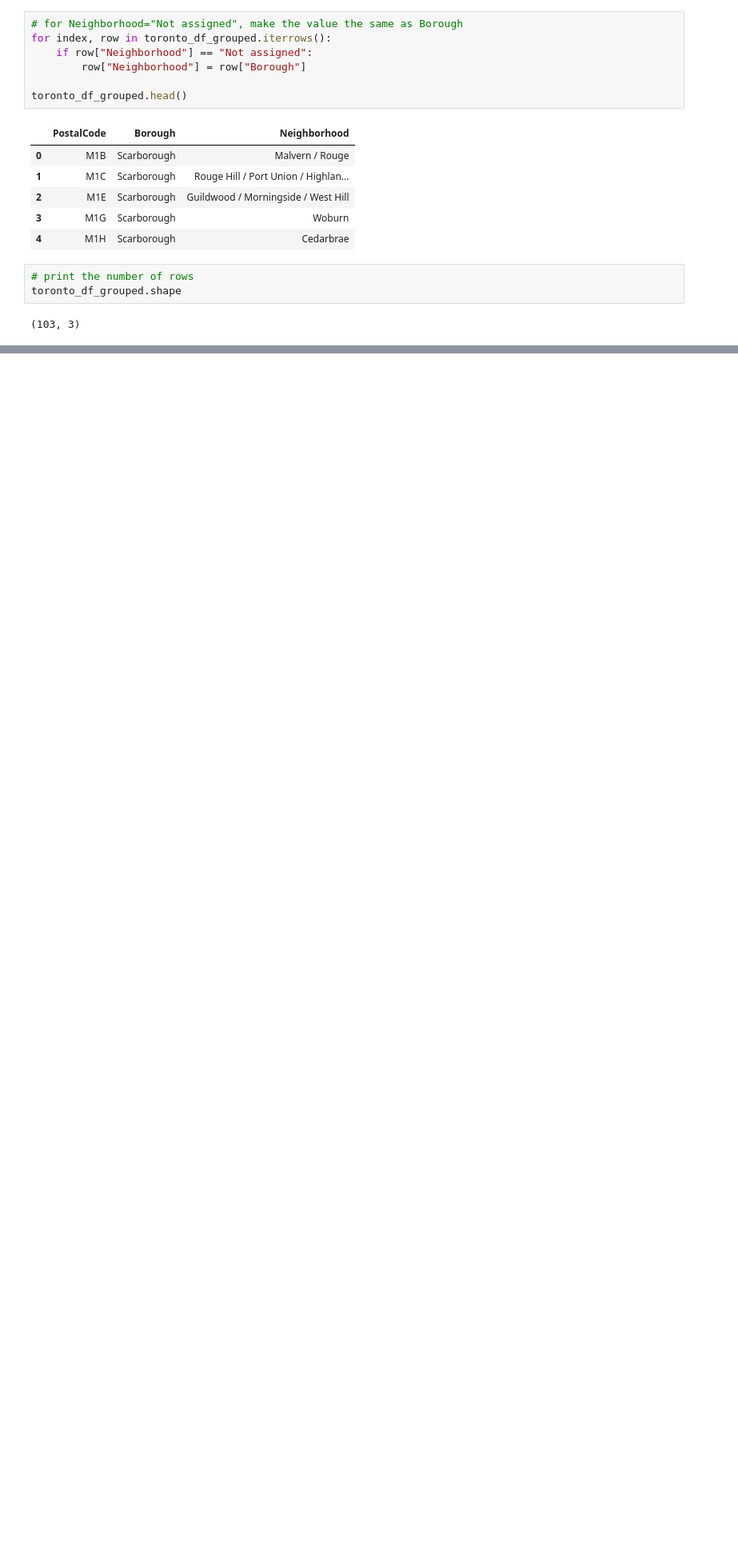
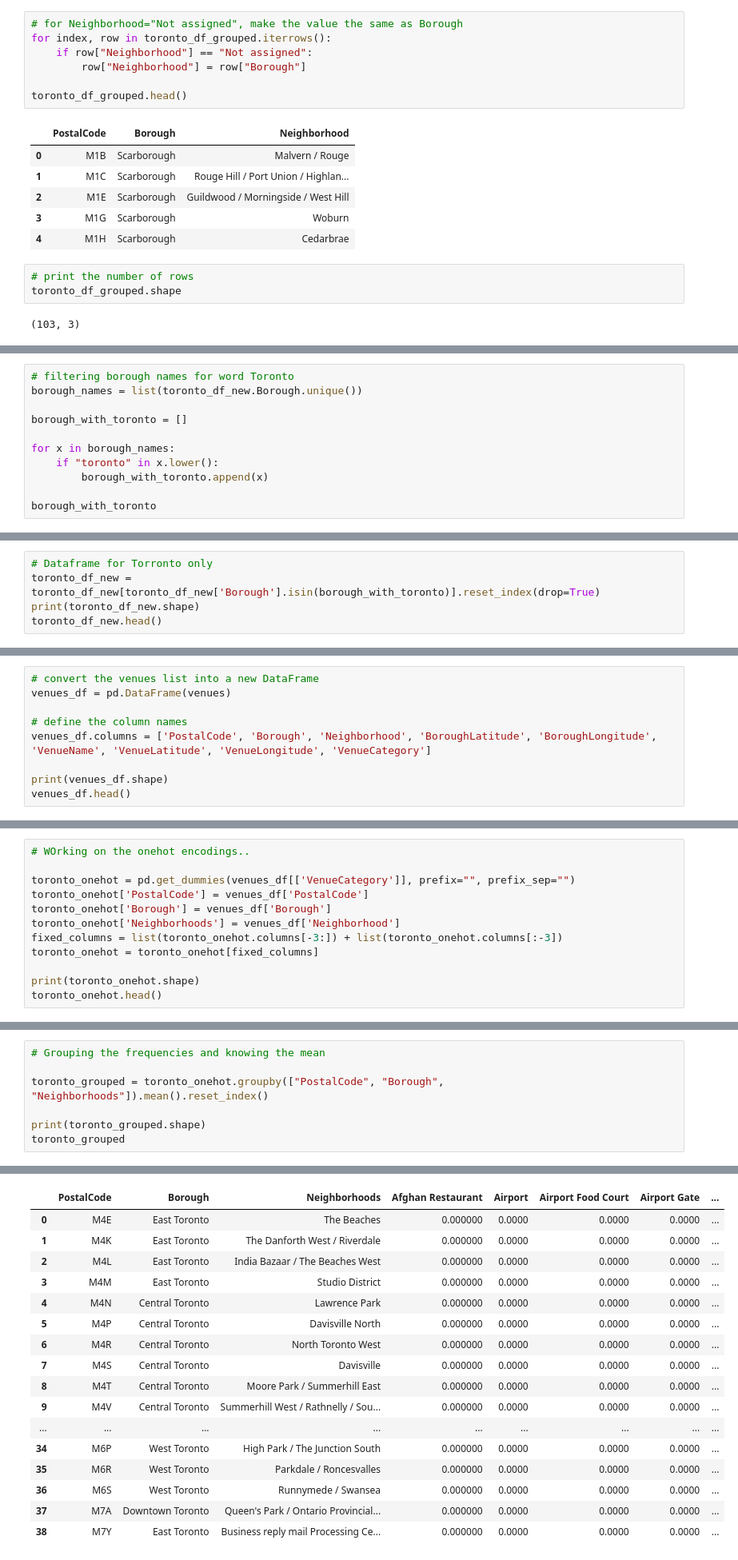
Before and after one commit to devilhashy/Coursera_Capstone, a Jupyter notebook: Segmenting and Clustering Neighborhoods in Toronto.ipynb, the cells around one changed output, grey strips where cells are left out. Shown at 80% size. Drawn from its saved outputs; the diff is of its cells as text; blank space fills up the shorter version.

Commit message:
Published from Watson Studio.

```diff
--- a/Segmenting and Clustering Neighborhoods in Toronto.ipynb
+++ b/Segmenting and Clustering Neighborhoods in Toronto.ipynb
@@ -113,0 +240,11 @@ toronto_df_grouped.shape
+# %%
+# filtering borough names for word Toronto
+borough_names = list(toronto_df_new.Borough.unique())
+
+borough_with_toronto = []
+
+for x in borough_names:
+    if "toronto" in x.lower():
+        borough_with_toronto.append(x)
+
+borough_with_toronto
@@ -113,0 +253,5 @@ toronto_df_grouped.shape
+# %%
+# Dataframe for Torronto only
+toronto_df_new = toronto_df_new[toronto_df_new['Borough'].isin(borough_with_toronto)].reset_index(drop=True)
+print(toronto_df_new.shape)
+toronto_df_new.head()
@@ -113,0 +327,9 @@ toronto_df_grouped.shape
+# %%
+# convert the venues list into a new DataFrame
+venues_df = pd.DataFrame(venues)
+
+# define the column names
+venues_df.columns = ['PostalCode', 'Borough', 'Neighborhood', 'BoroughLatitude', 'BoroughLongitude', 'VenueName', 'VenueLatitude', 'VenueLongitude', 'VenueCategory']
+
+print(venues_df.shape)
+venues_df.head()
@@ -113,0 +350,12 @@ toronto_df_grouped.shape
+# %%
+# WOrking on the onehot encodings..
+
+toronto_onehot = pd.get_dummies(venues_df[['VenueCategory']], prefix="", prefix_sep="")
+toronto_onehot['PostalCode'] = venues_df['PostalCode']
+toronto_onehot['Borough'] = venues_df['Borough']
+toronto_onehot['Neighborhoods'] = venues_df['Neighborhood']
+fixed_columns = list(toronto_onehot.columns[-3:]) + list(toronto_onehot.columns[:-3])
+toronto_onehot = toronto_onehot[fixed_columns]
+
+print(toronto_onehot.shape)
+toronto_onehot.head()
@@ -113,0 +370,8 @@ toronto_df_grouped.shape
+# %%
+# Grouping the frequencies and knowing the mean
+
+toronto_grouped = toronto_onehot.groupby(["PostalCode", "Borough", "Neighborhoods"]).mean().reset_index()
+
+print(toronto_grouped.shape)
+toronto_grouped
+# %% [output]
@@ -113,0 +379,17 @@ toronto_df_grouped.shape
+|  | PostalCode | Borough | Neighborhoods | Afghan Restaurant | Airport | Airport Food Court | Airport Gate | ... |
+| 0 | M4E | East Toronto | The Beaches | 0.000000 | 0.0000 | 0.0000 | 0.0000 | ... |
+| 1 | M4K | East Toronto | The Danforth West / Riverdale | 0.000000 | 0.0000 | 0.0000 | 0.0000 | ... |
+| 2 | M4L | East Toronto | India Bazaar / The Beaches West | 0.000000 | 0.0000 | 0.0000 | 0.0000 | ... |
+| 3 | M4M | East Toronto | Studio District | 0.000000 | 0.0000 | 0.0000 | 0.0000 | ... |
+| 4 | M4N | Central Toronto | Lawrence Park | 0.000000 | 0.0000 | 0.0000 | 0.0000 | ... |
+| 5 | M4P | Central Toronto | Davisville North | 0.000000 | 0.0000 | 0.0000 | 0.0000 | ... |
+| 6 | M4R | Central Toronto | North Toronto West | 0.000000 | 0.0000 | 0.0000 | 0.0000 | ... |
+| 7 | M4S | Central Toronto | Davisville | 0.000000 | 0.0000 | 0.0000 | 0.0000 | ... |
+| 8 | M4T | Central Toronto | Moore Park / Summerhill East | 0.000000 | 0.0000 | 0.0000 | 0.0000 | ... |
+| 9 | M4V | Central Toronto | Summerhill West / Rathnelly / Sou... | 0.000000 | 0.0000 | 0.0000 | 0.0000 | ... |
+| ... | ... | ... | ... | ... | ... | ... | ... | ... |
+| 34 | M6P | West Toronto | High Park / The Junction South | 0.000000 | 0.0000 | 0.0000 | 0.0000 | ... |
+| 35 | M6R | West Toronto | Parkdale / Roncesvalles | 0.000000 | 0.0000 | 0.0000 | 0.0000 | ... |
+| 36 | M6S | West Toronto | Runnymede / Swansea | 0.000000 | 0.0000 | 0.0000 | 0.0000 | ... |
+| 37 | M7A | Downtown Toronto | Queen's Park / Ontario Provincial... | 0.000000 | 0.0000 | 0.0000 | 0.0000 | ... |
+| 38 | M7Y | East Toronto | Business reply mail Processing Ce... | 0.000000 | 0.0000 | 0.0000 | 0.0000 | ... |
```
Also changed, not shown: parts of 36 cells of this notebook.
